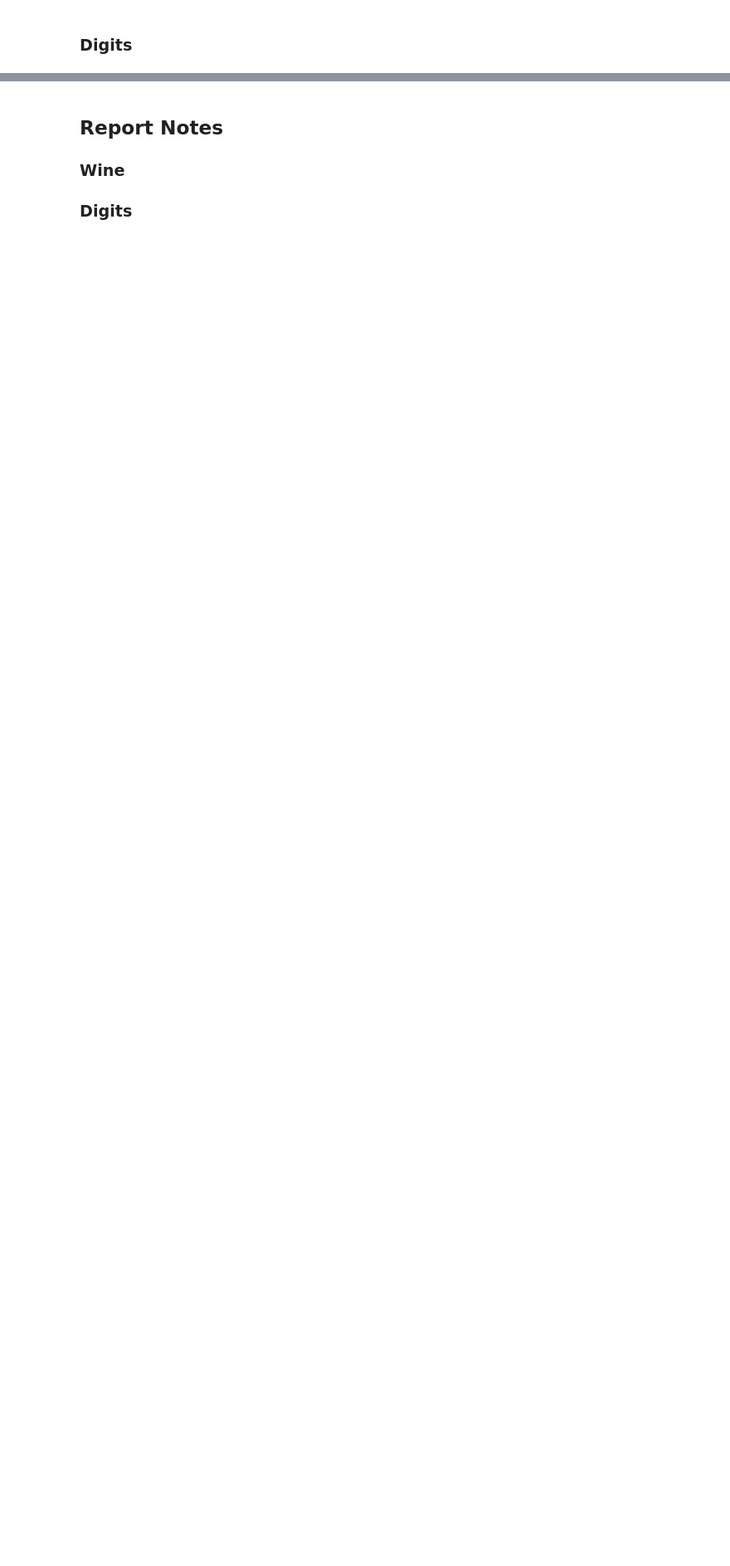
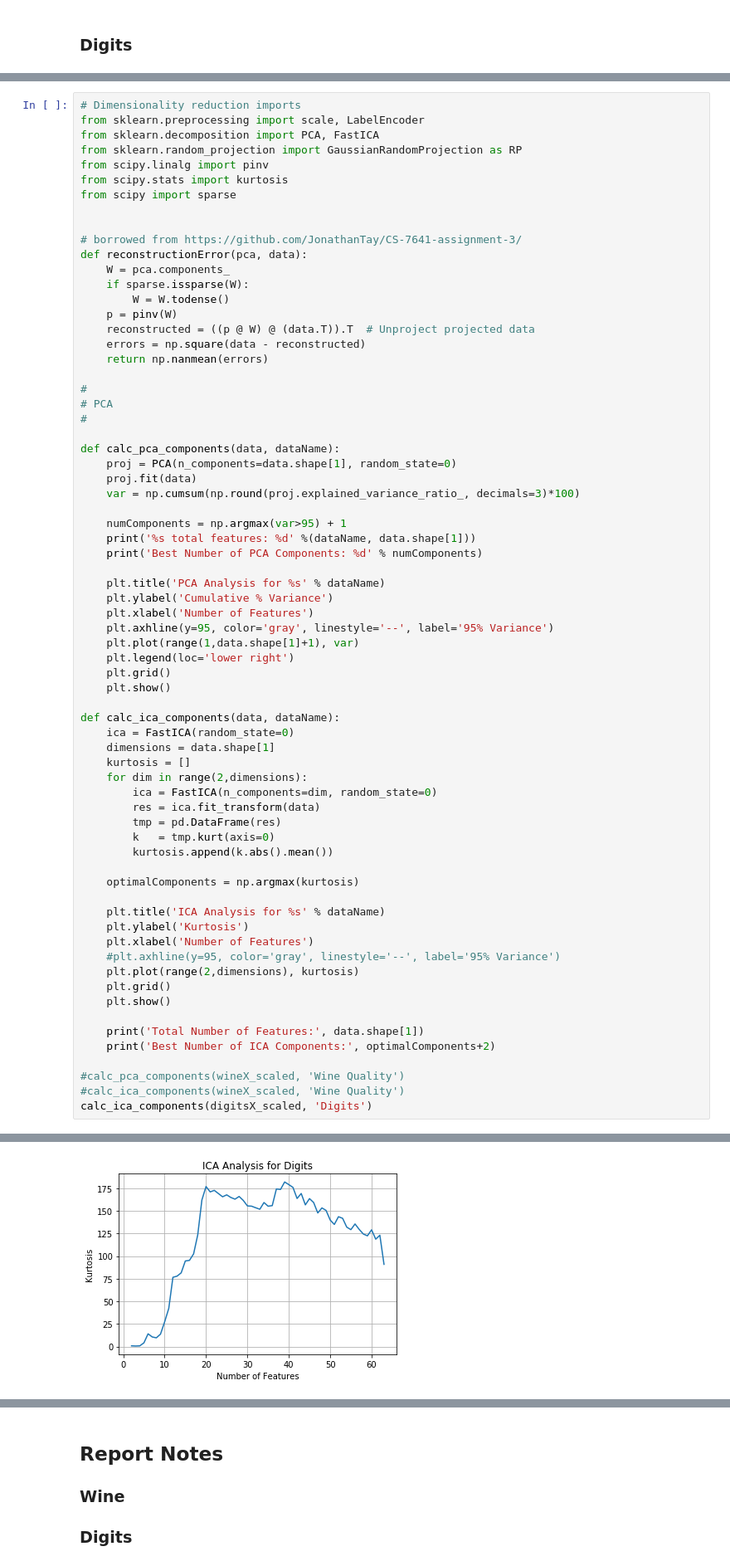
Before and after one commit to reedipher/CS-7641-unsupervised_learning, a Jupyter notebook: code/Assignment 3.ipynb, the cells around one changed output, grey strips where cells are left out. Shown at 83% size. Saved outputs shown, nothing was run; the diff lists cells and outputs as text; blank space fills up the shorter version.

```diff
--- a/code/Assignment 3.ipynb
+++ b/code/Assignment 3.ipynb
@@ -285,0 +304,70 @@ Elbow Method
+# %%
+# Dimensionality reduction imports
+from sklearn.preprocessing import scale, LabelEncoder
+from sklearn.decomposition import PCA, FastICA
+from sklearn.random_projection import GaussianRandomProjection as RP
+from scipy.linalg import pinv
+from scipy.stats import kurtosis
+from scipy import sparse
+
+
+# borrowed from https://github.com/JonathanTay/CS-7641-assignment-3/
+def reconstructionError(pca, data):
+    W = pca.components_
+    if sparse.issparse(W):
+        W = W.todense()
+    p = pinv(W)
+    reconstructed = ((p @ W) @ (data.T)).T  # Unproject projected data
+    errors = np.square(data - reconstructed)
+    return np.nanmean(errors)
+
+#
+# PCA
+#
+
+def calc_pca_components(data, dataName):
+    proj = PCA(n_components=data.shape[1], random_state=0)
+    proj.fit(data)
+    var = np.cumsum(np.round(proj.explained_variance_ratio_, decimals=3)*100)
+
+    numComponents = np.argmax(var>95) + 1
+    print('%s total features: %d' %(dataName, data.shape[1]))
+    print('Best Number of PCA Components: %d' % numComponents)
+
+    plt.title('PCA Analysis for %s' % dataName)
+    plt.ylabel('Cumulative % Variance')
+    plt.xlabel('Number of Features')
+    plt.axhline(y=95, color='gray', linestyle='--', label='95% Variance')
+    plt.plot(range(1,data.shape[1]+1), var)
+    plt.legend(loc='lower right')
+    plt.grid()
+    plt.show()
+
+def calc_ica_components(data, dataName):
+    ica = FastICA(random_state=0)
+    dimensions = data.shape[1]
+    kurtosis = []
+    for dim in range(2,dimensions):
+        ica = FastICA(n_components=dim, random_state=0)
+        res = ica.fit_transform(data)
+        tmp = pd.DataFrame(res)
+        k   = tmp.kurt(axis=0)
+        kurtosis.append(k.abs().mean())
+
+    optimalComponents = np.argmax(kurtosis)
+
+    plt.title('ICA Analysis for %s' % dataName)
+    plt.ylabel('Kurtosis')
+    plt.xlabel('Number of Features')
+    #plt.axhline(y=95, color='gray', linestyle='--', label='95% Variance')
+    plt.plot(range(2,dimensions), kurtosis)
+    plt.grid()
+    plt.show()
+
+    print('Total Number of Features:', data.shape[1])
+    print('Best Number of ICA Components:', optimalComponents+2)
+
+#calc_pca_components(wineX_scaled, 'Wine Quality')
+#calc_ica_components(wineX_scaled, 'Wine Quality')
+calc_ica_components(digitsX_scaled, 'Digits')
+# %% [output]
@@ -285,0 +376 @@ Elbow Method
+[figure, added]
```
Also changed, not shown: parts of 16 cells of this notebook.
